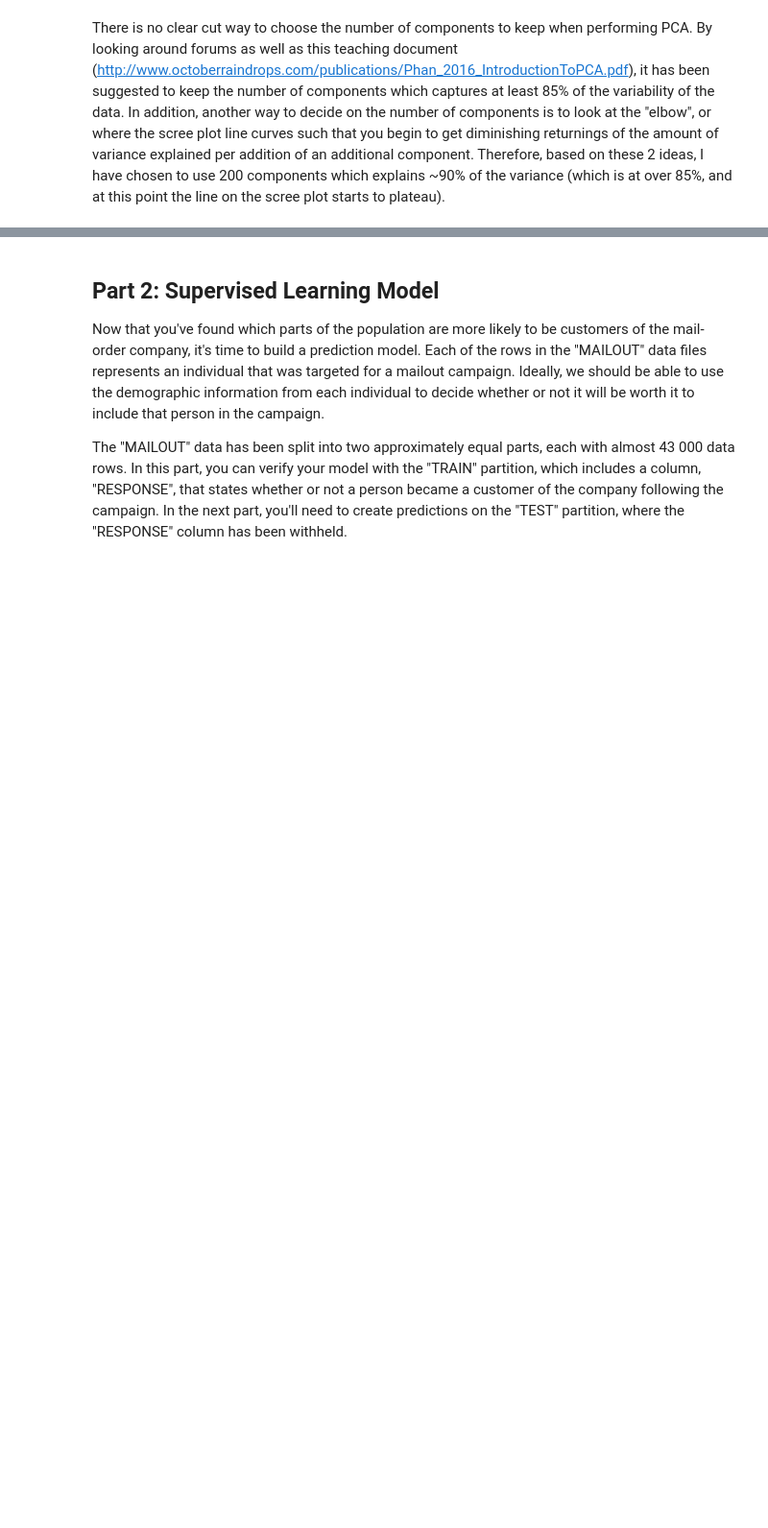
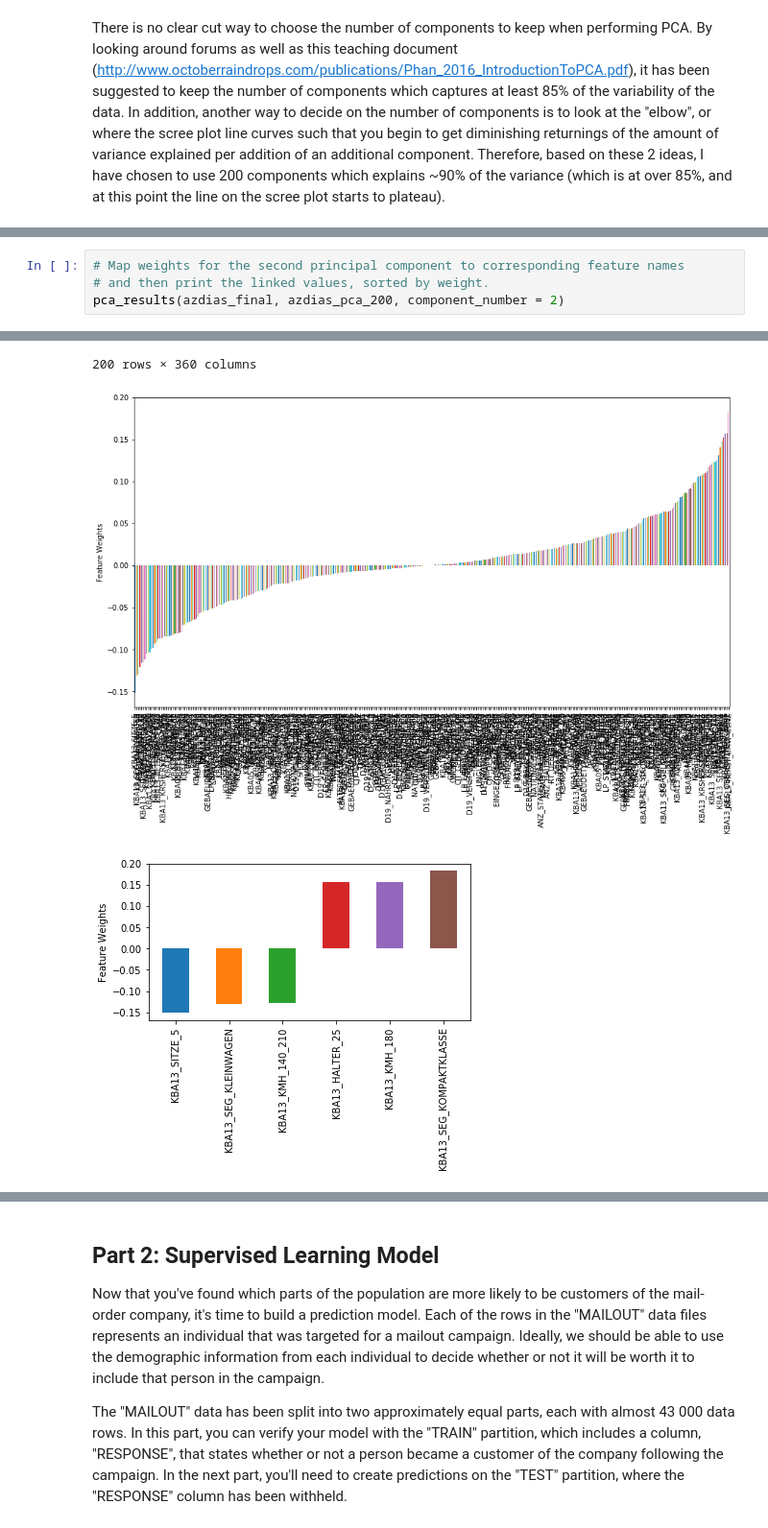
Before and after one commit to ursulahneumann/Arvato_capstone, a Jupyter notebook: Arvato_capstone.ipynb, the cells around one changed output, grey strips where cells are left out. Shown at 96% size. Drawn from its saved outputs; the diff is of its cells as text; blank space fills up the shorter version.

```diff
--- a/Arvato_capstone.ipynb
+++ b/Arvato_capstone.ipynb
@@ -934,0 +1021,5 @@ There is no clear cut way to choose the number of components to keep when perfor
+# %%
+# Map weights for the second principal component to corresponding feature names
+# and then print the linked values, sorted by weight.
+pca_results(azdias_final, azdias_pca_200, component_number = 2)
+# %% [output]
@@ -934,0 +1043,3 @@ There is no clear cut way to choose the number of components to keep when perfor
+200 rows × 360 columns
+[figure, added]
+[figure, added]
```
Also changed, not shown: parts of 28 cells of this notebook, 1 other file.
